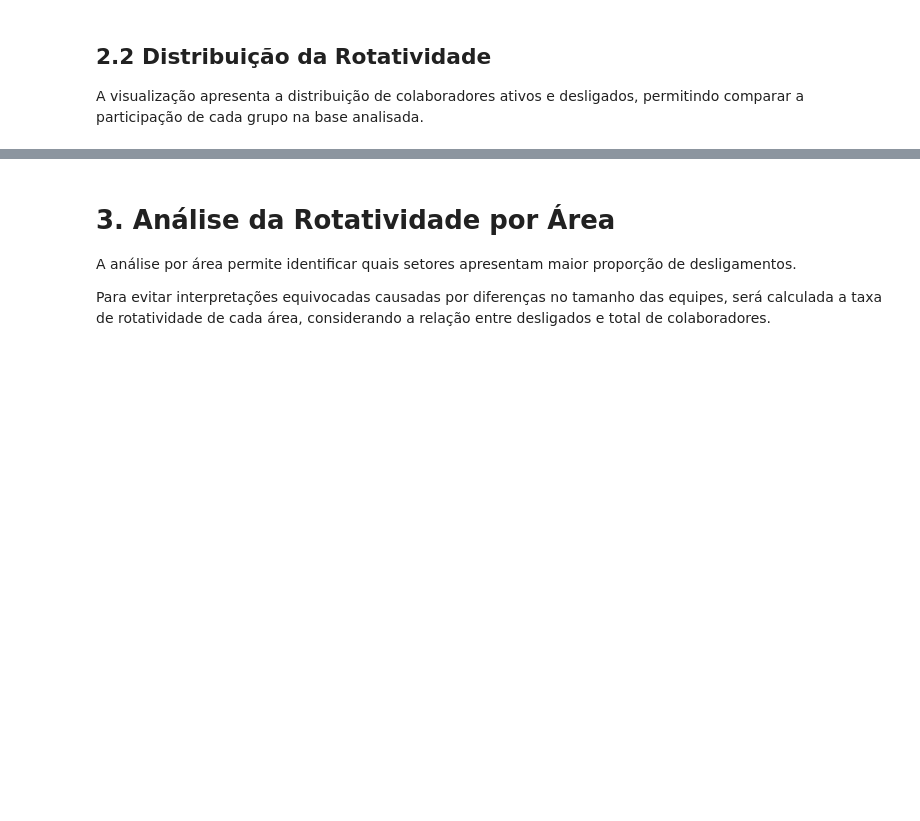
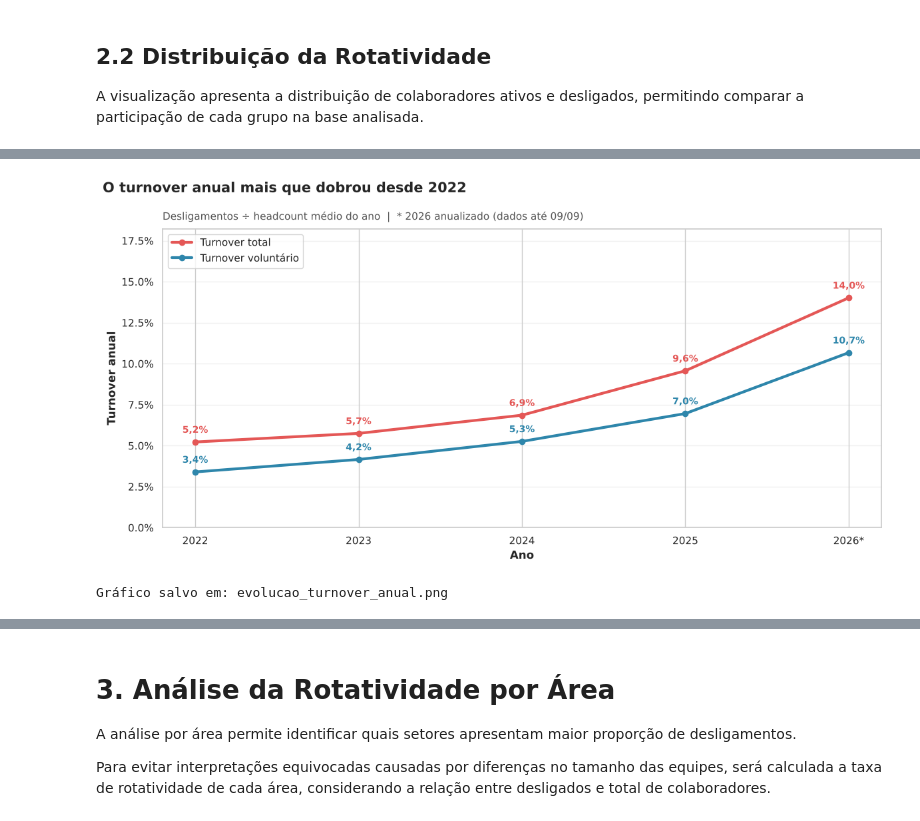
Before and after one commit to leandroanalytics/people-analytics-turnover, a Jupyter notebook: notebooks/02_eda.ipynb, the cells around one changed output, grey strips where cells are left out. Saved outputs shown, nothing was run; the diff lists cells and outputs as text; code cells hidden in the pictures; blank space fills up the shorter version.

```diff
--- a/notebooks/02_eda.ipynb
+++ b/notebooks/02_eda.ipynb
@@ -61,7 +50,7 @@ def testar_associacao(dados, coluna, nome_exibicao):
 # %%
 # Define o caminho relativo do arquivo CSV gerado no processo de tratamento
-caminho_base_tratada = Path(
-    "../data/People_Analytics_Base_Tratada.csv"
+caminho_base_tratada = (
+    PASTA_DADOS_PROCESSADOS / "People_Analytics_Base_Tratada.csv"
 )
 
 # Importa a base tratada e converte as colunas de data automaticamente
@@ -300,0 +360,50 @@ Gráfico salvo em: ../imagens/distribuicao_rotatividade.png
+# %%
+# Gráfico da evolução anual: turnover total e voluntário
+fig, ax = plt.subplots(figsize=(12, 6))
+
+rotulos_ano = [
+    f"{ano}*" if dias < 365 else str(ano)
+    for ano, dias in zip(rotatividade_anual["ano"], rotatividade_anual["dias_observados"])
+]
+
+ax.plot(
+    rotulos_ano, rotatividade_anual["turnover_anualizado"],
+    marker="o", linewidth=3, color="#E45756", label="Turnover total",
+)
+ax.plot(
+    rotulos_ano, rotatividade_anual["turnover_voluntario_anualizado"],
+    marker="o", linewidth=3, color="#2E86AB", label="Turnover voluntário",
+)
+
+# Rótulos de valor em cada ponto
+for serie, cor in [("turnover_anualizado", "#E45756"), ("turnover_voluntario_anualizado", "#2E86AB")]:
+    for x, y in zip(rotulos_ano, rotatividade_anual[serie]):
+        ax.annotate(
+            formatar_percentual(y), xy=(x, y), xytext=(0, 10),
+            textcoords="offset points", ha="center",
+            fontsize=10, fontweight="bold", color=cor,
+        )
+
+ax.set_ylim(0, rotatividade_anual["turnover_anualizado"].max() * 1.3)
+ax.yaxis.set_major_formatter(PercentFormatter(1))
+ax.set_xlabel("Ano", fontweight="bold")
+ax.set_ylabel("Turnover anual", fontweight="bold")
+fig.suptitle(
+    "O turnover anual mais que dobrou desde 2022",
+    fontsize=15, fontweight="bold", x=0.01, ha="left",
+)
+ax.set_title(
+    "Desligamentos ÷ headcount médio do ano  |  * 2026 anualizado (dados até 09/09)",
+    fontsize=11, color="#555555", loc="left", pad=10,
+)
+ax.legend(loc="upper left")
+ax.grid(axis="y", alpha=0.3)
+fig.tight_layout()
+
+caminho_grafico = PASTA_IMAGENS / "evolucao_turnover_anual.png"
+fig.savefig(caminho_grafico, dpi=300, bbox_inches="tight")
+plt.show()
+print(f"Gráfico salvo em: {caminho_grafico.name}")
+# %% [output]
+[figure, added]
+Gráfico salvo em: evolucao_turnover_anual.png
```
Also changed, not shown: parts of 36 cells of this notebook, 30 other files.
